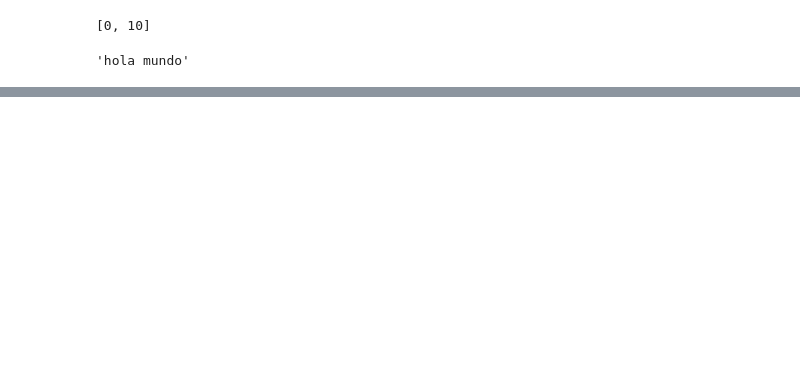
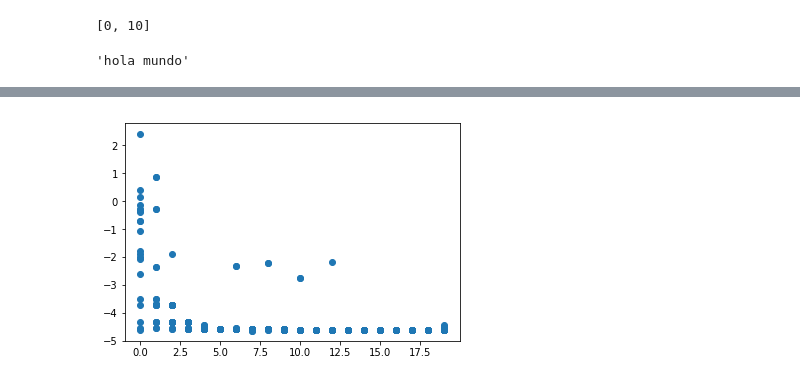
Before and after one commit to barucAlmaguer/metaheuristics, a Jupyter notebook: jp/Genetic algorithms.ipynb, the cells around one changed output, grey strips where cells are left out. Saved outputs shown, nothing was run; the diff lists cells and outputs as text; code cells hidden in the pictures; blank space fills up the shorter version.

Commit message:
Genetic algorithm for continuous problems

```diff
--- a/jp/Genetic algorithms.ipynb
+++ b/jp/Genetic algorithms.ipynb
@@ -231,0 +209,13 @@ The baby: [1, 1, 1, 0, 0, 0, 1, 1]
+# %%
+print('olde pop: ')
+pprint(popu)
+i, fath = selection(popu, k, obj_fun_3, 1, a, b)
+print(f'parent a index: {i}')
+popu.pop(i)
+j, moth = selection(popu, k, obj_fun_3, 1, a, b)
+print(f'parent b index: {j}')
+popu.insert(i, fath)
+child = crossover_random(fath, moth)
+monster = mutate_child(child, 0.05)
+print('new pop: ')
+pprint(popu)
@@ -273,0 +315,2 @@ ugly people, no crossover performed
+# %%
+ch_1, ch_2 = crossover_two_points(popu[0], popu[1])
@@ -273,0 +375,56 @@ ugly people, no crossover performed
+# %%
+# THE REAL DEAL:
+# genetic algorithm parameters
+M = 20 # Population size
+N = 20 # Number of generations
+p_c = 0.95 # Probability of crossover (Top 10 anime...)
+p_m = 0.005 # Probability of mutation
+k = 3 # Number of tournament contestants
+l = 60 # Solution precision (Number of alleles per Chromosome)
+
+# problem specific parameters:
+a = -10 # minimum value for solution space
+b = 30  # maximum value for solution space
+inputs = 1 # number of inputs for this problem
+objective = obj_fun_3
+
+# Create initial population
+popu = [gen_random_solution(l) for _ in range(M)]
+# track del mejor por generacion
+best_for_gen_x = [min(popu, key=lambda chrom: evaluate_objective(objective,
+                                                                 chrom,
+                                                                 inputs, a, b))]
+print(f'best for first generation is: {best_for_gen_x[-1]}')
+print(f'value = {evaluate_objective(objective, best_for_gen_x[-1], inputs, a, b)}')
+# itera algoritmo por cada una de las generaciones
+current_popu = popu
+generations = []
+for n in range(N):
+    print(f'Generation #{n+1}:')
+    # evalúa a esta generacion
+    generations.append(current_popu)
+    # crea siguiente generacion
+    children = []
+    for m in range(M//2):
+        i, fath = selection(current_popu, k, objective, inputs, a, b)
+        current_popu.pop(i)
+        j, moth = selection(current_popu, k, objective, inputs, a, b)
+        current_popu.insert(i, fath)
+        ch_1, ch_2 = crossover_two_points(fath, moth, p_c)
+        ch_1 = mutate_child(ch_1, p_m)
+        ch_2 = mutate_child(ch_1, p_m)
+        children.extend([ch_1, ch_2])
+        # agrega el mejor hijo a la lista de mejores:
+        best_child = min(children,
+                         key=lambda chrom: evaluate_objective(objective,
+                                                          chrom,
+                                                          inputs, a, b))
+        best_for_gen_x.append(best_child)
+    current_popu = children # avanza de generacion y repite
+print(f'best for last generation is: {best_for_gen_x[-1]}')
+print(f'value = {evaluate_objective(objective, best_for_gen_x[-1], inputs, a, b)}')
+solution_chroms = split_chromosome(best_for_gen_x[-1], inputs)
+solution_values = [decode_genes(a, b, chrom) for chrom in solution_chroms]
+print(f'solution values: {solution_values}')
+display_generations(objective, generations, inputs, a, b)
+# %% [output]
@@ -273,0 +448 @@ ugly people, no crossover performed
+[figure, added]
```
Also changed, not shown: parts of 28 cells of this notebook.
